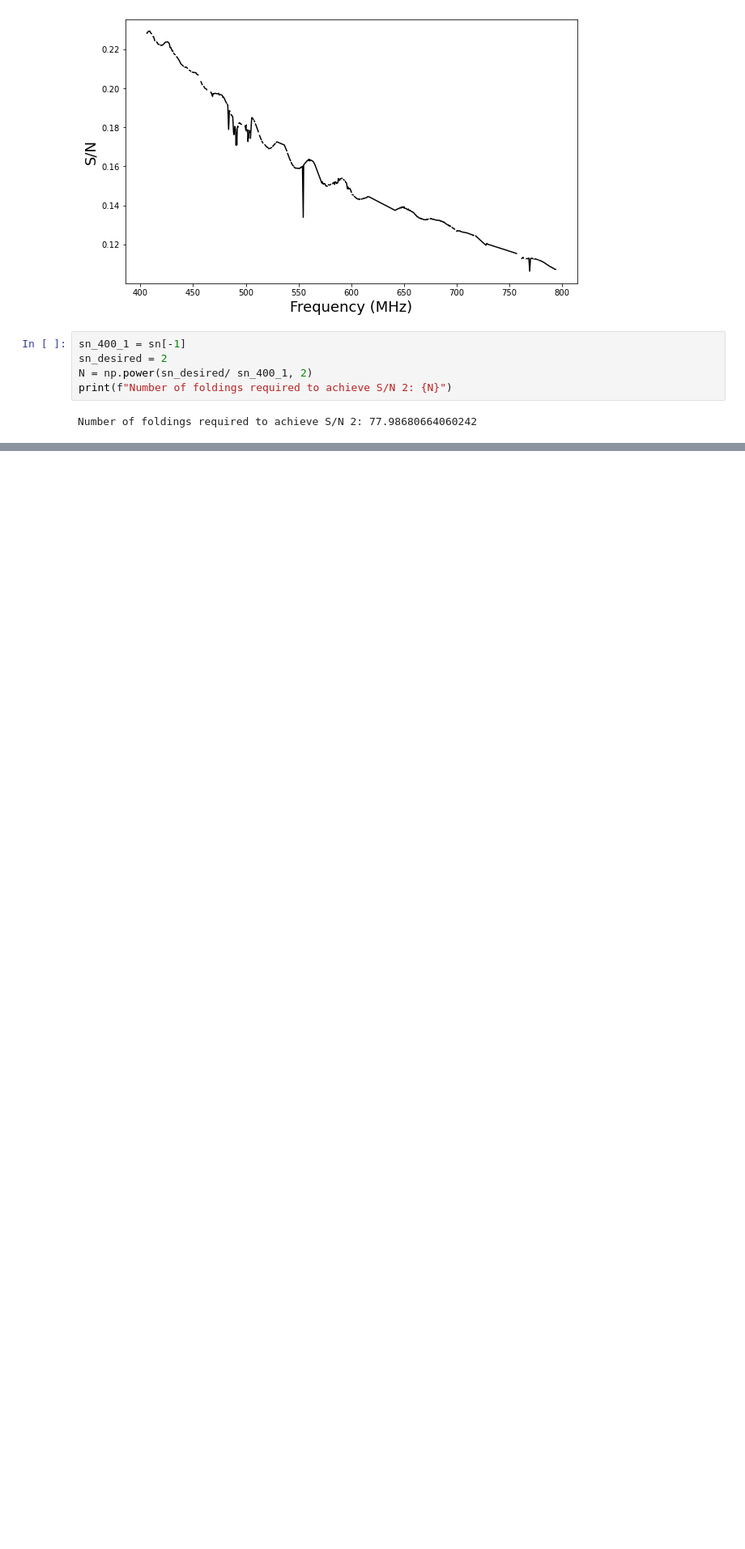
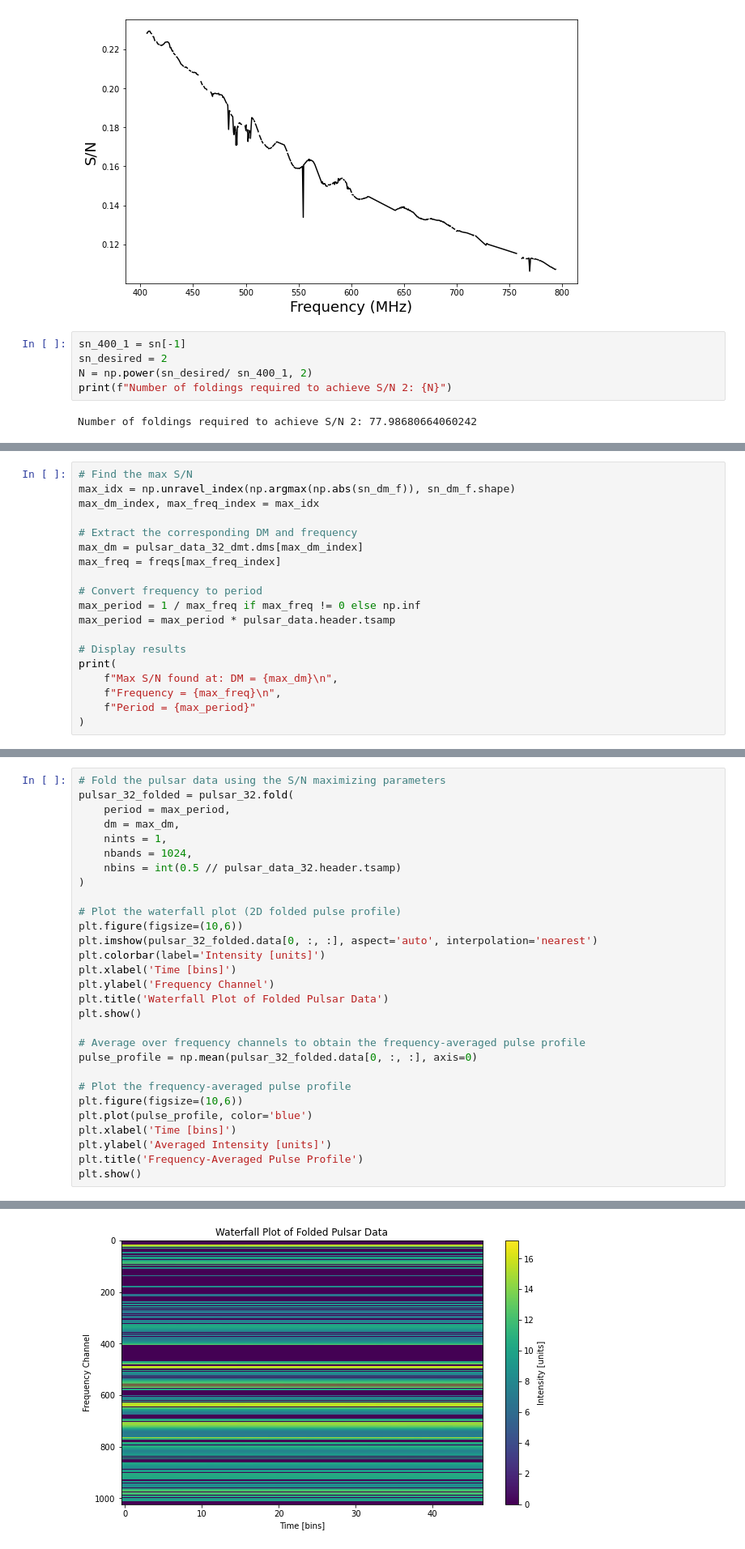
Before and after one commit to astronamanj/641_Observational_Techniques, a Jupyter notebook: chime_pulsar_search/search.ipynb, the cells around one changed output, grey strips where cells are left out. Shown at 81% size. Drawn from its saved outputs; the diff is of its cells as text; blank space fills up the shorter version.

```diff
--- a/chime_pulsar_search/search.ipynb
+++ b/chime_pulsar_search/search.ipynb
@@ -190,0 +256,19 @@ plt.show()
+# %%
+# Find the max S/N
+max_idx = np.unravel_index(np.argmax(np.abs(sn_dm_f)), sn_dm_f.shape)
+max_dm_index, max_freq_index = max_idx
+
+# Extract the corresponding DM and frequency
+max_dm = pulsar_data_32_dmt.dms[max_dm_index]
+max_freq = freqs[max_freq_index]
+
+# Convert frequency to period
+max_period = 1 / max_freq if max_freq != 0 else np.inf
+max_period = max_period * pulsar_data.header.tsamp
+
+# Display results
+print(
+    f"Max S/N found at: DM = {max_dm}\n",
+    f"Frequency = {max_freq}\n",
+    f"Period = {max_period}"
+)
@@ -190,0 +281,30 @@ plt.show()
+# %%
+# Fold the pulsar data using the S/N maximizing parameters
+pulsar_32_folded = pulsar_32.fold(
+    period = max_period,
+    dm = max_dm,
+    nints = 1,
+    nbands = 1024,
+    nbins = int(0.5 // pulsar_data_32.header.tsamp)
+)
+
+# Plot the waterfall plot (2D folded pulse profile)
+plt.figure(figsize=(10,6))
+plt.imshow(pulsar_32_folded.data[0, :, :], aspect='auto', interpolation='nearest')
+plt.colorbar(label='Intensity [units]')
+plt.xlabel('Time [bins]')
+plt.ylabel('Frequency Channel')
+plt.title('Waterfall Plot of Folded Pulsar Data')
+plt.show()
+
+# Average over frequency channels to obtain the frequency-averaged pulse profile
+pulse_profile = np.mean(pulsar_32_folded.data[0, :, :], axis=0)
+
+# Plot the frequency-averaged pulse profile
+plt.figure(figsize=(10,6))
+plt.plot(pulse_profile, color='blue')
+plt.xlabel('Time [bins]')
+plt.ylabel('Averaged Intensity [units]')
+plt.title('Frequency-Averaged Pulse Profile')
+plt.show()
+# %% [output]
@@ -190,0 +315 @@ plt.show()
+[figure, added]
```
Also changed, not shown: parts of 15 cells of this notebook, 1 other file.
